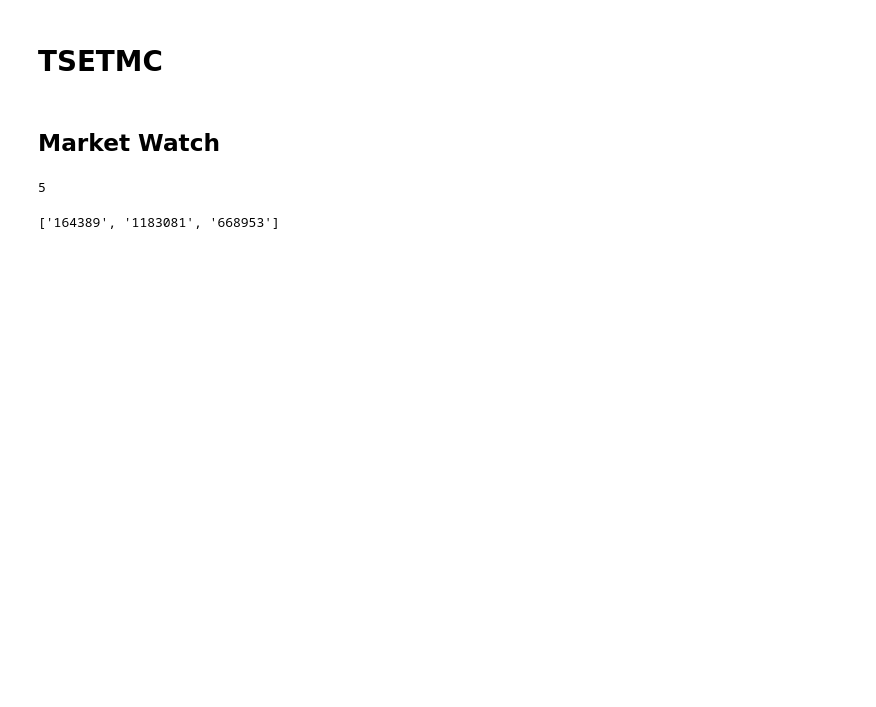
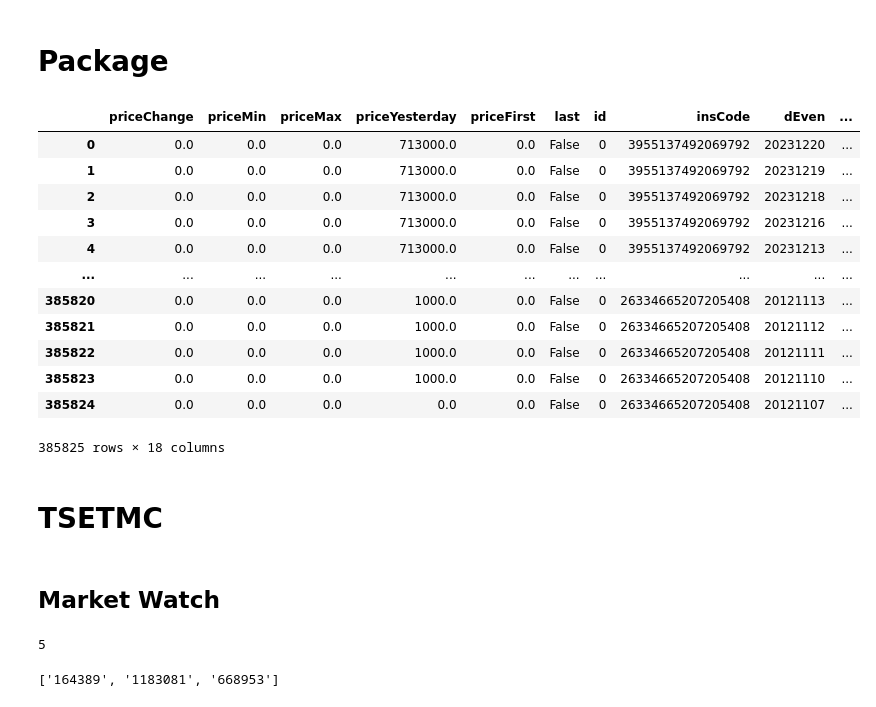
Before and after one commit to Iran-Open-Data/SMDIR, a Jupyter notebook: draft.ipynb, the cells around one changed output. Drawn from its saved outputs; the diff is of its cells as text; code cells hidden in the pictures; blank space fills up the shorter version.

```diff
--- a/draft.ipynb
+++ b/draft.ipynb
@@ -1,3 +1,23 @@
+# %% [markdown]
+# Package
+# %%
+import smdir
+
+smdir.load_table(smdir.tables.tsetmc.price)
+# %% [output]
+|  | priceChange | priceMin | priceMax | priceYesterday | priceFirst | last | id | insCode | dEven | ... |
+| 0 | 0.0 | 0.0 | 0.0 | 713000.0 | 0.0 | False | 0 | 3955137492069792 | 20231220 | ... |
+| 1 | 0.0 | 0.0 | 0.0 | 713000.0 | 0.0 | False | 0 | 3955137492069792 | 20231219 | ... |
+| 2 | 0.0 | 0.0 | 0.0 | 713000.0 | 0.0 | False | 0 | 3955137492069792 | 20231218 | ... |
+| 3 | 0.0 | 0.0 | 0.0 | 713000.0 | 0.0 | False | 0 | 3955137492069792 | 20231216 | ... |
+| 4 | 0.0 | 0.0 | 0.0 | 713000.0 | 0.0 | False | 0 | 3955137492069792 | 20231213 | ... |
+| ... | ... | ... | ... | ... | ... | ... | ... | ... | ... | ... |
+| 385820 | 0.0 | 0.0 | 0.0 | 1000.0 | 0.0 | False | 0 | 26334665207205408 | 20121113 | ... |
+| 385821 | 0.0 | 0.0 | 0.0 | 1000.0 | 0.0 | False | 0 | 26334665207205408 | 20121112 | ... |
+| 385822 | 0.0 | 0.0 | 0.0 | 1000.0 | 0.0 | False | 0 | 26334665207205408 | 20121111 | ... |
+| 385823 | 0.0 | 0.0 | 0.0 | 1000.0 | 0.0 | False | 0 | 26334665207205408 | 20121110 | ... |
+| 385824 | 0.0 | 0.0 | 0.0 | 0.0 | 0.0 | False | 0 | 26334665207205408 | 20121107 | ... |
+385825 rows × 18 columns
 # %% [markdown]
 # TSETMC
 # %% [markdown]
```
Also changed, not shown: parts of 5 cells of this notebook, 8 other files.
